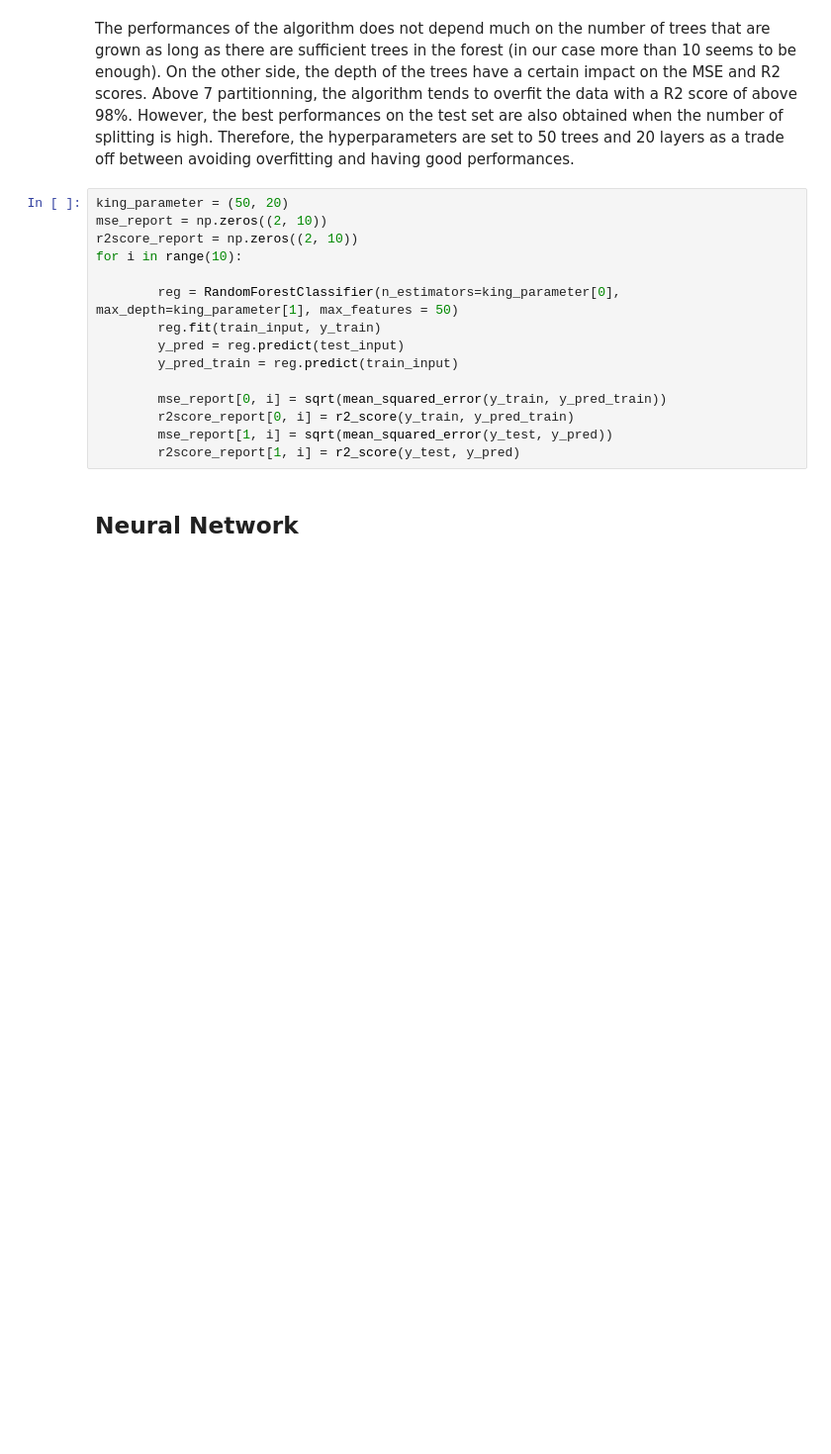
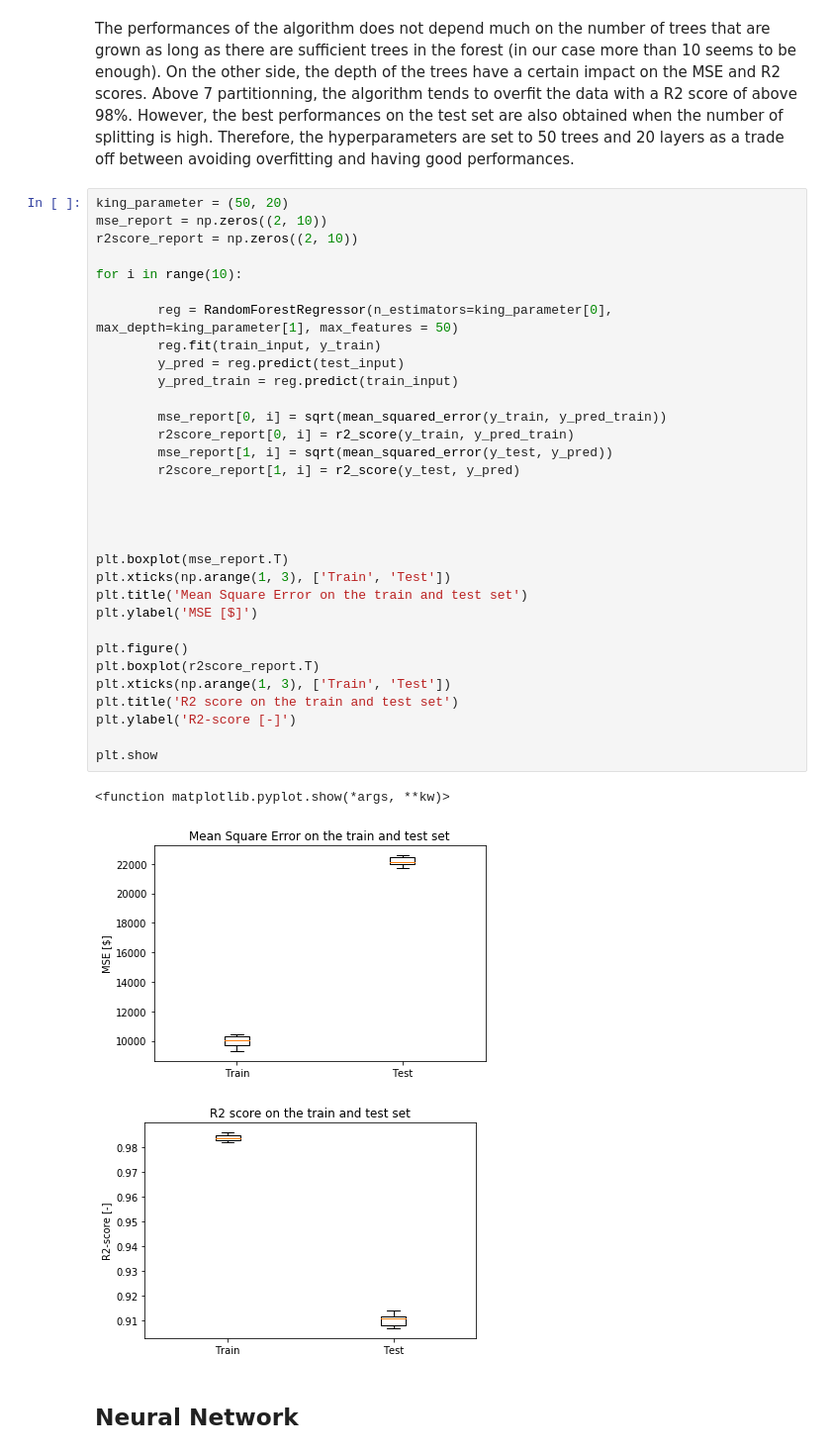
Before and after one commit to BenInTheBox/DataScienceInPractice, a Jupyter notebook: project/code.ipynb, the cells around one changed output. Shown: that part at 99% size. Saved outputs shown, nothing was run; the diff lists cells and outputs as text; blank space fills up the shorter version.

```diff
--- a/project/code.ipynb
+++ b/project/code.ipynb
@@ -919,18 +923,39 @@ The performances of the algorithm does not depend much on the number of trees th
 # %%
 king_parameter = (50, 20)
 mse_report = np.zeros((2, 10))
 r2score_report = np.zeros((2, 10))
+
 for i in range(10):
 
-        reg = RandomForestClassifier(n_estimators=king_parameter[0], max_depth=king_parameter[1], max_features = 50)
+        reg = RandomForestRegressor(n_estimators=king_parameter[0], max_depth=king_parameter[1], max_features = 50)
         reg.fit(train_input, y_train)
         y_pred = reg.predict(test_input)
         y_pred_train = reg.predict(train_input)
 
         mse_report[0, i] = sqrt(mean_squared_error(y_train, y_pred_train))
         r2score_report[0, i] = r2_score(y_train, y_pred_train)
         mse_report[1, i] = sqrt(mean_squared_error(y_test, y_pred))
         r2score_report[1, i] = r2_score(y_test, y_pred)
+
+
+
+
+plt.boxplot(mse_report.T)
+plt.xticks(np.arange(1, 3), ['Train', 'Test'])
+plt.title('Mean Square Error on the train and test set')
+plt.ylabel('MSE [$]')
+
+plt.figure()
+plt.boxplot(r2score_report.T)
+plt.xticks(np.arange(1, 3), ['Train', 'Test'])
+plt.title('R2 score on the train and test set')
+plt.ylabel('R2-score [-]')
+
+plt.show
+# %% [output]
+<function matplotlib.pyplot.show(*args, **kw)>
+[figure, added]
+[figure, added]
 # %% [markdown]
 ## Neural Network
 # %%
```
Also changed, not shown: parts of 22 cells of this notebook, 19 other files.
